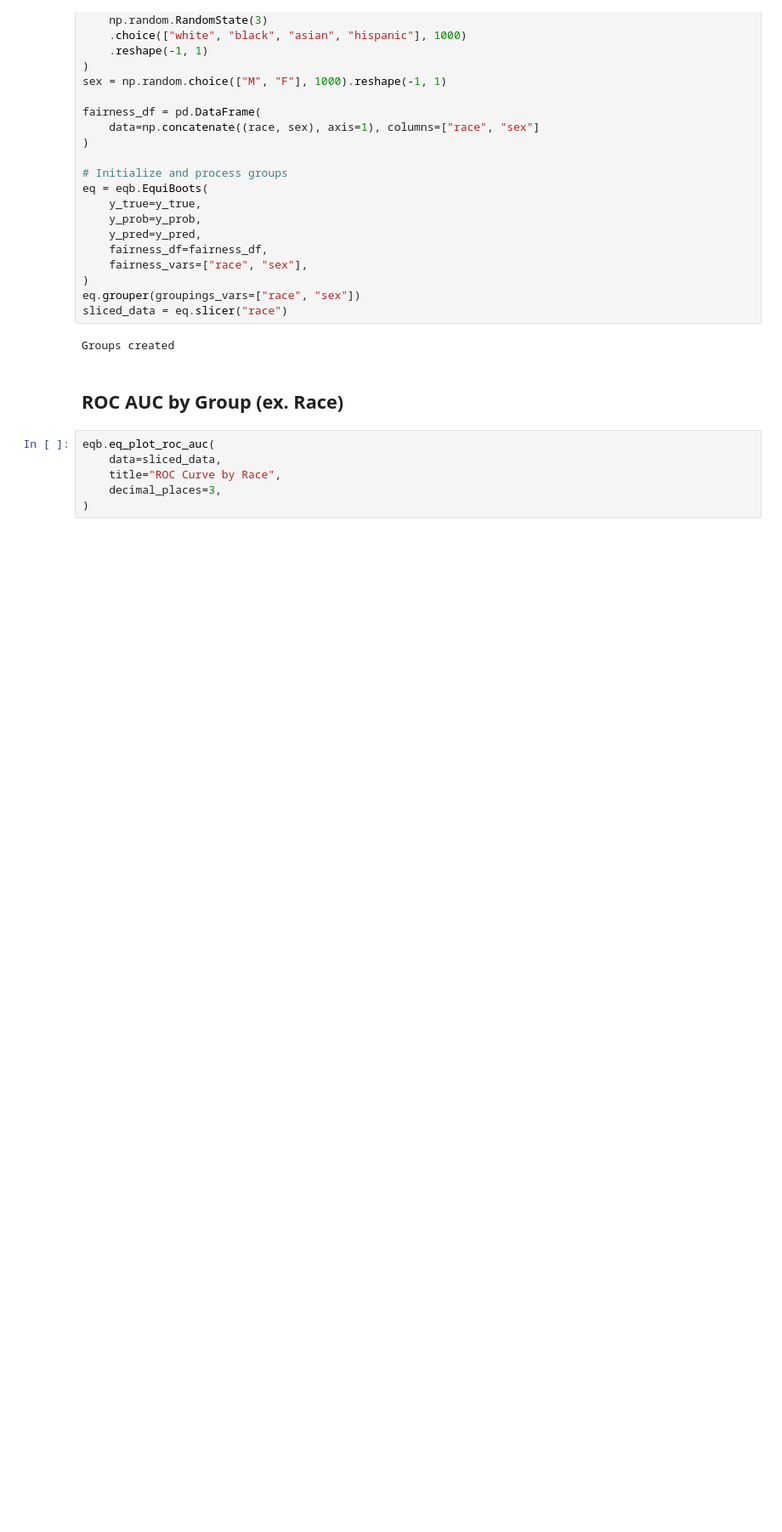
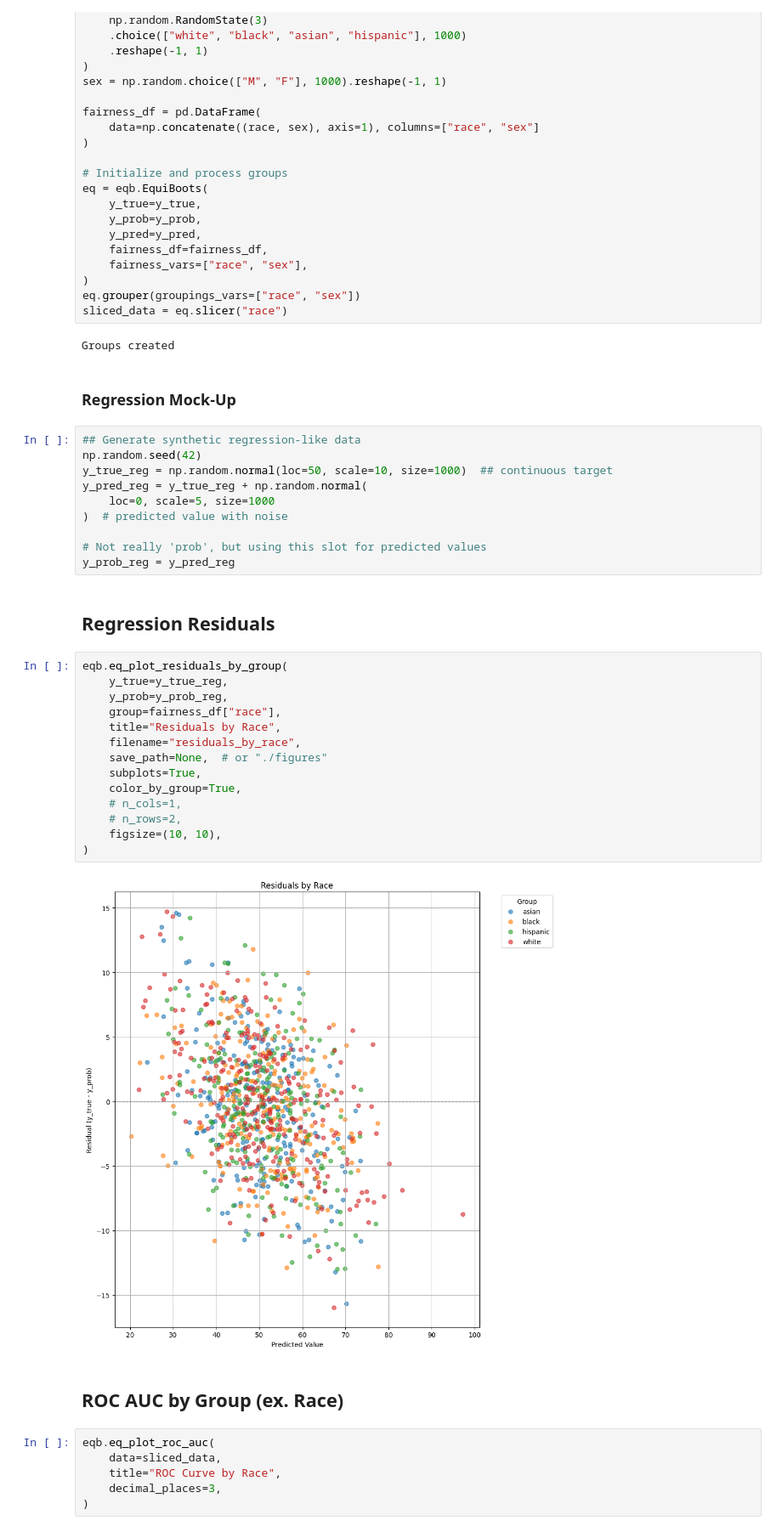
Before and after one commit to uclamii/equiboots, a Jupyter notebook: notebooks/equi_boots_plots.ipynb, the cells around one changed output. Shown at 85% size. Cells and saved outputs as stored; diff of their text form; blank space fills up the shorter version.

Commit message:
(+) eq_plot_residuals_by_group()

```diff
--- a/notebooks/equi_boots_plots.ipynb
+++ b/notebooks/equi_boots_plots.ipynb
@@ -56,6 +58,36 @@ eq.grouper(groupings_vars=["race", "sex"])
 sliced_data = eq.slicer("race")
 # %% [output]
 Groups created
+# %% [markdown]
+### Regression Mock-Up
+# %%
+## Generate synthetic regression-like data
+np.random.seed(42)
+y_true_reg = np.random.normal(loc=50, scale=10, size=1000)  ## continuous target
+y_pred_reg = y_true_reg + np.random.normal(
+    loc=0, scale=5, size=1000
+)  # predicted value with noise
+
+# Not really 'prob', but using this slot for predicted values
+y_prob_reg = y_pred_reg
+# %% [markdown]
+## Regression Residuals
+# %%
+eqb.eq_plot_residuals_by_group(
+    y_true=y_true_reg,
+    y_prob=y_prob_reg,
+    group=fairness_df["race"],
+    title="Residuals by Race",
+    filename="residuals_by_race",
+    save_path=None,  # or "./figures"
+    subplots=True,
+    color_by_group=True,
+    # n_cols=1,
+    # n_rows=2,
+    figsize=(10, 10),
+)
+# %% [output]
+[figure, added]
 # %% [markdown]
 ## ROC AUC by Group (ex. Race)
 # %%
```
Also changed, not shown: parts of 9 cells of this notebook, 1 other file.
